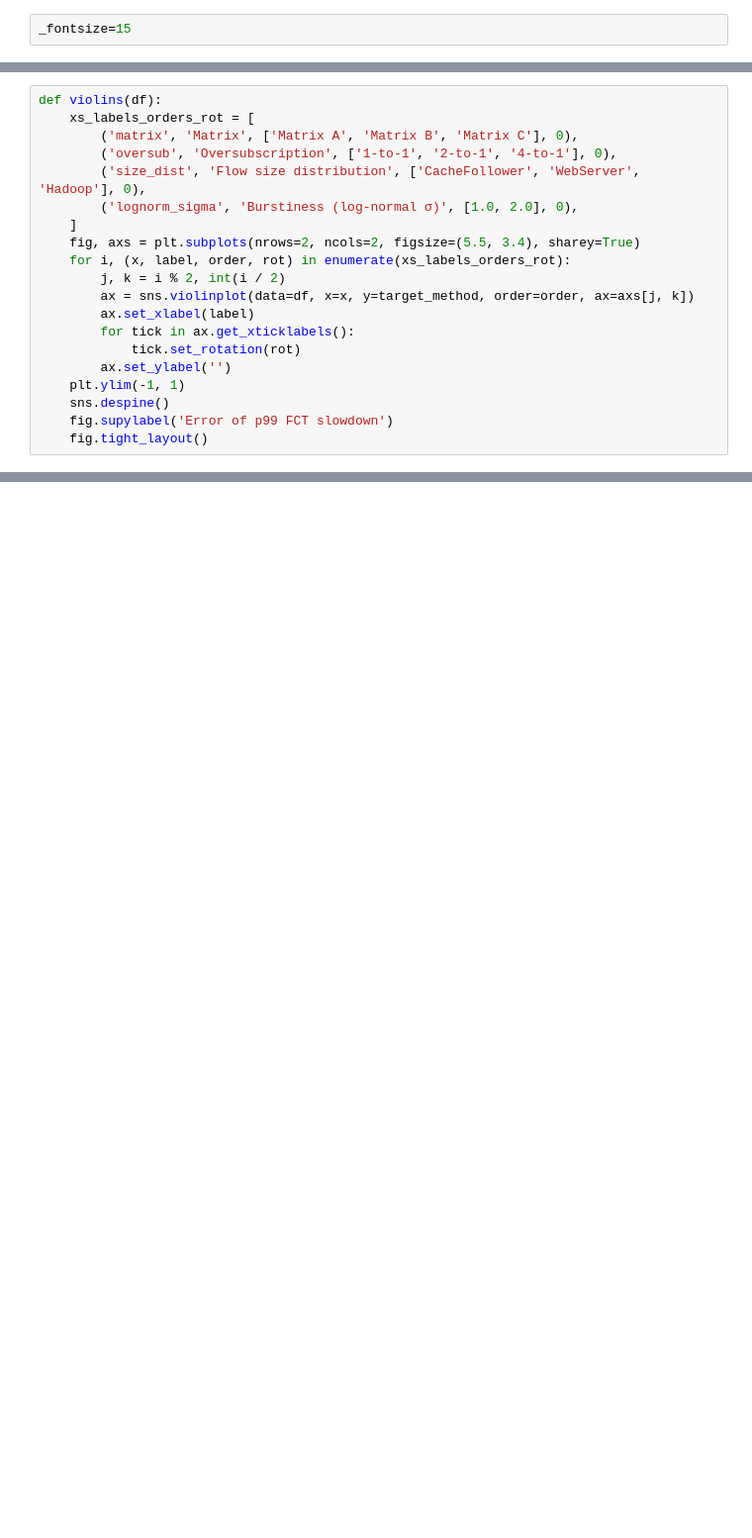
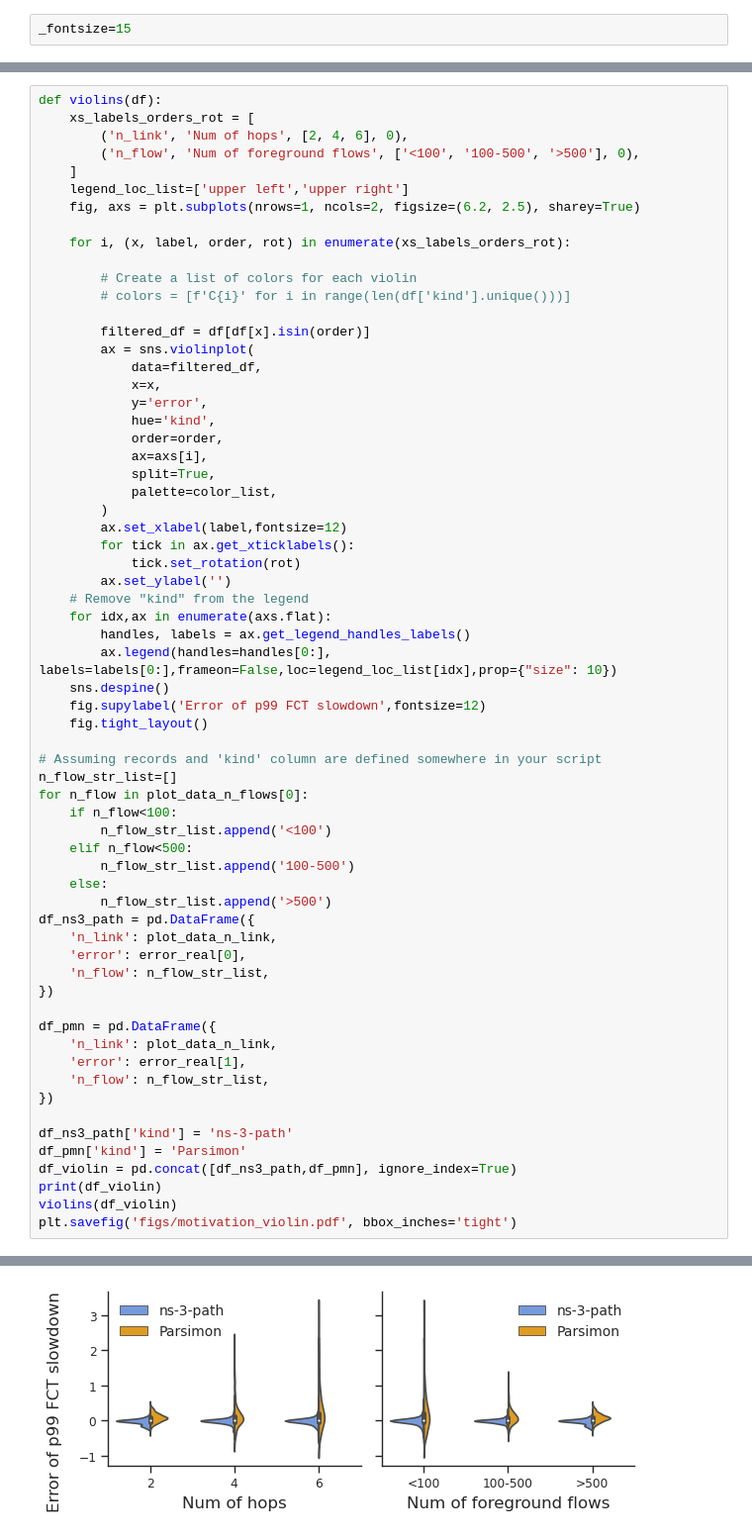
Before and after one commit to uw-polestar/parsimon-eval, a Jupyter notebook: expts/fig_8/analysis/main_motivation.ipynb, the cells around one changed output, grey strips where cells are left out. Shown at 99% size. Saved outputs shown, nothing was run; the diff lists cells and outputs as text; blank space fills up the shorter version.

```diff
--- a/expts/fig_8/analysis/main_motivation.ipynb
+++ b/expts/fig_8/analysis/main_motivation.ipynb
@@ -706,20 +184,0 @@ print(lt_0[target_method].min())
-# %%
-def violins(df):
-    xs_labels_orders_rot = [
-        ('matrix', 'Matrix', ['Matrix A', 'Matrix B', 'Matrix C'], 0),
-        ('oversub', 'Oversubscription', ['1-to-1', '2-to-1', '4-to-1'], 0),
-        ('size_dist', 'Flow size distribution', ['CacheFollower', 'WebServer', 'Hadoop'], 0),
-        ('lognorm_sigma', 'Burstiness (log-normal σ)', [1.0, 2.0], 0),
-    ]
-    fig, axs = plt.subplots(nrows=2, ncols=2, figsize=(5.5, 3.4), sharey=True)
-    for i, (x, label, order, rot) in enumerate(xs_labels_orders_rot):
-        j, k = i % 2, int(i / 2)
-        ax = sns.violinplot(data=df, x=x, y=target_method, order=order, ax=axs[j, k])
-        ax.set_xlabel(label)
-        for tick in ax.get_xticklabels():
-            tick.set_rotation(rot)
-        ax.set_ylabel('')
-    plt.ylim(-1, 1)
-    sns.despine()
-    fig.supylabel('Error of p99 FCT slowdown')
-    fig.tight_layout()
@@ -751,0 +185,65 @@ alt.Chart(records).mark_point().encode(
+# %%
+def violins(df):
+    xs_labels_orders_rot = [
+        ('n_link', 'Num of hops', [2, 4, 6], 0),
+        ('n_flow', 'Num of foreground flows', ['<100', '100-500', '>500'], 0),
+    ]
+    legend_loc_list=['upper left','upper right']
+    fig, axs = plt.subplots(nrows=1, ncols=2, figsize=(6.2, 2.5), sharey=True)
+
+    for i, (x, label, order, rot) in enumerate(xs_labels_orders_rot):
+
+        # Create a list of colors for each violin
+        # colors = [f'C{i}' for i in range(len(df['kind'].unique()))]
+
+        filtered_df = df[df[x].isin(order)]
+        ax = sns.violinplot(
+            data=filtered_df,
+            x=x,
+            y='error',
+            hue='kind',
+            order=order,
+            ax=axs[i],
+            split=True,
+            palette=color_list,
+        )
+        ax.set_xlabel(label,fontsize=12)
+        for tick in ax.get_xticklabels():
+            tick.set_rotation(rot)
+        ax.set_ylabel('')
+    # Remove "kind" from the legend
+    for idx,ax in enumerate(axs.flat):
+        handles, labels = ax.get_legend_handles_labels()
+        ax.legend(handles=handles[0:], labels=labels[0:],frameon=False,loc=legend_loc_list[idx],prop={"size": 10})
+    sns.despine()
+    fig.supylabel('Error of p99 FCT slowdown',fontsize=12)
+    fig.tight_layout()
+
+# Assuming records and 'kind' column are defined somewhere in your script
+n_flow_str_list=[]
+for n_flow in plot_data_n_flows[0]:
+    if n_flow<100:
+        n_flow_str_list.append('<100')
+    elif n_flow<500:
+        n_flow_str_list.append('100-500')
+    else:
+        n_flow_str_list.append('>500')
+df_ns3_path = pd.DataFrame({
+    'n_link': plot_data_n_link,
+    'error': error_real[0],
+    'n_flow': n_flow_str_list,
+})
+
+df_pmn = pd.DataFrame({
+    'n_link': plot_data_n_link,
+    'error': error_real[1],
+    'n_flow': n_flow_str_list,
+})
+
+df_ns3_path['kind'] = 'ns-3-path'
+df_pmn['kind'] = 'Parsimon'
+df_violin = pd.concat([df_ns3_path,df_pmn], ignore_index=True)
+print(df_violin)
+violins(df_violin)
+plt.savefig('figs/motivation_violin.pdf', bbox_inches='tight')
+# %% [output]
@@ -751,0 +264 @@ alt.Chart(records).mark_point().encode(
+[figure, added]
```
Also changed, not shown: parts of 32 cells of this notebook, 13 other files.
